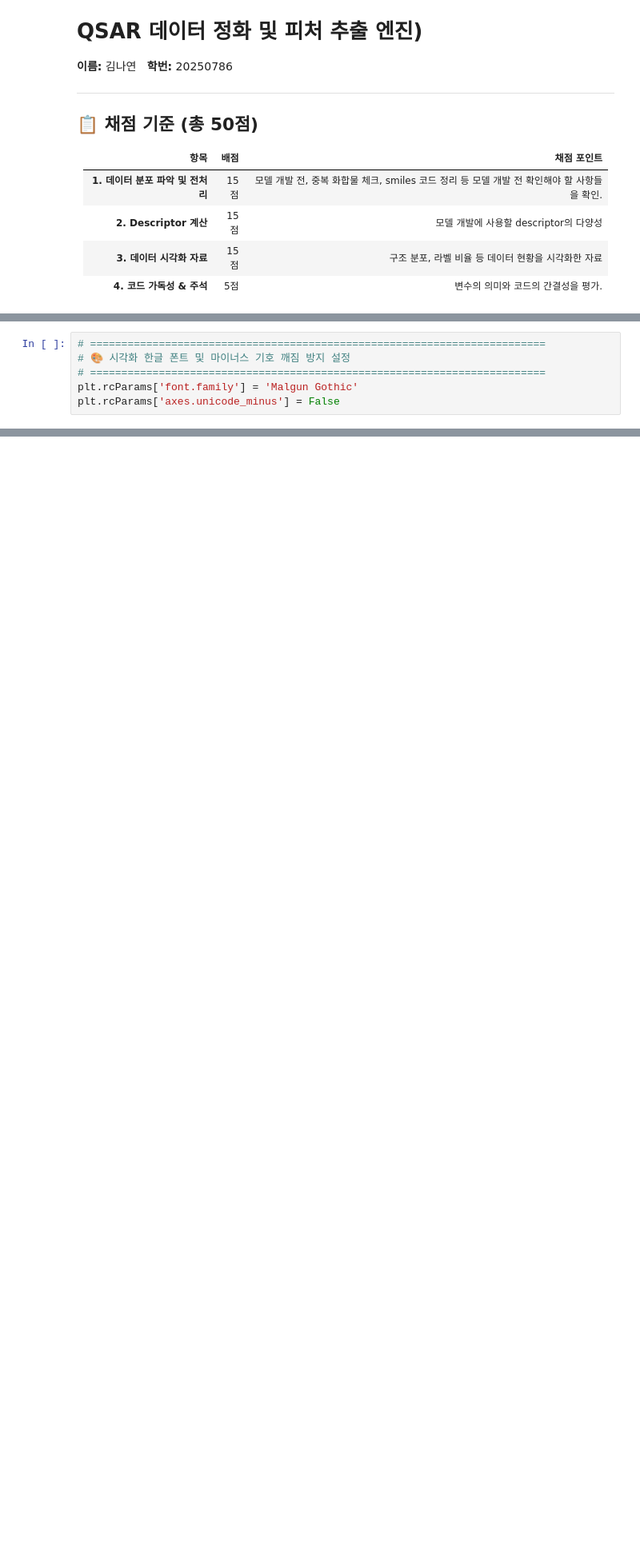
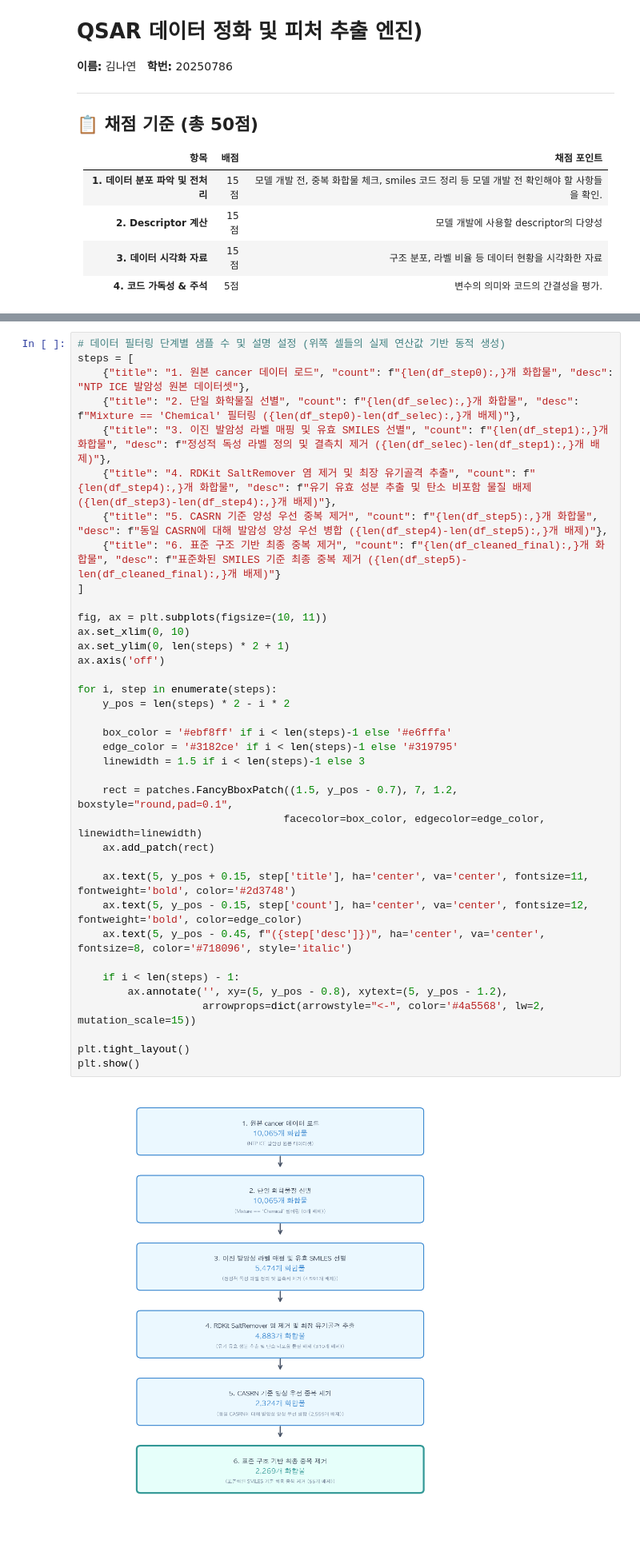
Before and after one commit to KNY1029/ML2026, a Jupyter notebook: template1_v2_data_pipeline.ipynb, the cells around one changed output, grey strips where cells are left out. Shown at 80% size. Cells and saved outputs as stored; diff of their text form; blank space fills up the shorter version.

```diff
--- a/template1_v2_data_pipeline.ipynb
+++ b/template1_v2_data_pipeline.ipynb
@@ -56,7 +60 @@ warnings.filterwarnings("ignore", message=".*X does not have valid feature names
-# %%
-# =========================================================================
-# 🎨 시각화 한글 폰트 및 마이너스 기호 깨짐 방지 설정
-# =========================================================================
-plt.rcParams['font.family'] = 'Malgun Gothic'
-plt.rcParams['axes.unicode_minus'] = False
 # %% [markdown]
@@ -448,0 +417,39 @@ print("🎉 전처리 완료 및 'cancer_cleaned.csv' 저장 성공!")
+# %%
+# 데이터 필터링 단계별 샘플 수 및 설명 설정 (위쪽 셀들의 실제 연산값 기반 동적 생성)
+steps = [
+    {"title": "1. 원본 cancer 데이터 로드", "count": f"{len(df_step0):,}개 화합물", "desc": "NTP ICE 발암성 원본 데이터셋"},
+    {"title": "2. 단일 화학물질 선별", "count": f"{len(df_selec):,}개 화합물", "desc": f"Mixture == 'Chemical' 필터링 ({len(df_step0)-len(df_selec):,}개 배제)"},
+    {"title": "3. 이진 발암성 라벨 매핑 및 유효 SMILES 선별", "count": f"{len(df_step1):,}개 화합물", "desc": f"정성적 독성 라벨 정의 및 결측치 제거 ({len(df_selec)-len(df_step1):,}개 배제)"},
+    {"title": "4. RDKit SaltRemover 염 제거 및 최장 유기골격 추출", "count": f"{len(df_step4):,}개 화합물", "desc": f"유기 유효 성분 추출 및 탄소 비포함 물질 배제 ({len(df_step3)-len(df_step4):,}개 배제)"},
+    {"title": "5. CASRN 기준 양성 우선 중복 제거", "count": f"{len(df_step5):,}개 화합물", "desc": f"동일 CASRN에 대해 발암성 양성 우선 병합 ({len(df_step4)-len(df_step5):,}개 배제)"},
+    {"title": "6. 표준 구조 기반 최종 중복 제거", "count": f"{len(df_cleaned_final):,}개 화합물", "desc": f"표준화된 SMILES 기준 최종 중복 제거 ({len(df_step5)-len(df_cleaned_final):,}개 배제)"}
+]
+
+fig, ax = plt.subplots(figsize=(10, 11))
+ax.set_xlim(0, 10)
+ax.set_ylim(0, len(steps) * 2 + 1)
+ax.axis('off')
+
+for i, step in enumerate(steps):
+    y_pos = len(steps) * 2 - i * 2
+
+    box_color = '#ebf8ff' if i < len(steps)-1 else '#e6fffa'
+    edge_color = '#3182ce' if i < len(steps)-1 else '#319795'
+    linewidth = 1.5 if i < len(steps)-1 else 3
+
+    rect = patches.FancyBboxPatch((1.5, y_pos - 0.7), 7, 1.2, boxstyle="round,pad=0.1",
+                                 facecolor=box_color, edgecolor=edge_color, linewidth=linewidth)
+    ax.add_patch(rect)
+
+    ax.text(5, y_pos + 0.15, step['title'], ha='center', va='center', fontsize=11, fontweight='bold', color='#2d3748')
+    ax.text(5, y_pos - 0.15, step['count'], ha='center', va='center', fontsize=12, fontweight='bold', color=edge_color)
+    ax.text(5, y_pos - 0.45, f"({step['desc']})", ha='center', va='center', fontsize=8, color='#718096', style='italic')
+
+    if i < len(steps) - 1:
+        ax.annotate('', xy=(5, y_pos - 0.8), xytext=(5, y_pos - 1.2),
+                    arrowprops=dict(arrowstyle="<-", color='#4a5568', lw=2, mutation_scale=15))
+
+plt.tight_layout()
+plt.show()
+# %% [output]
+[figure, added]
```
Also changed, not shown: parts of 28 cells of this notebook.
